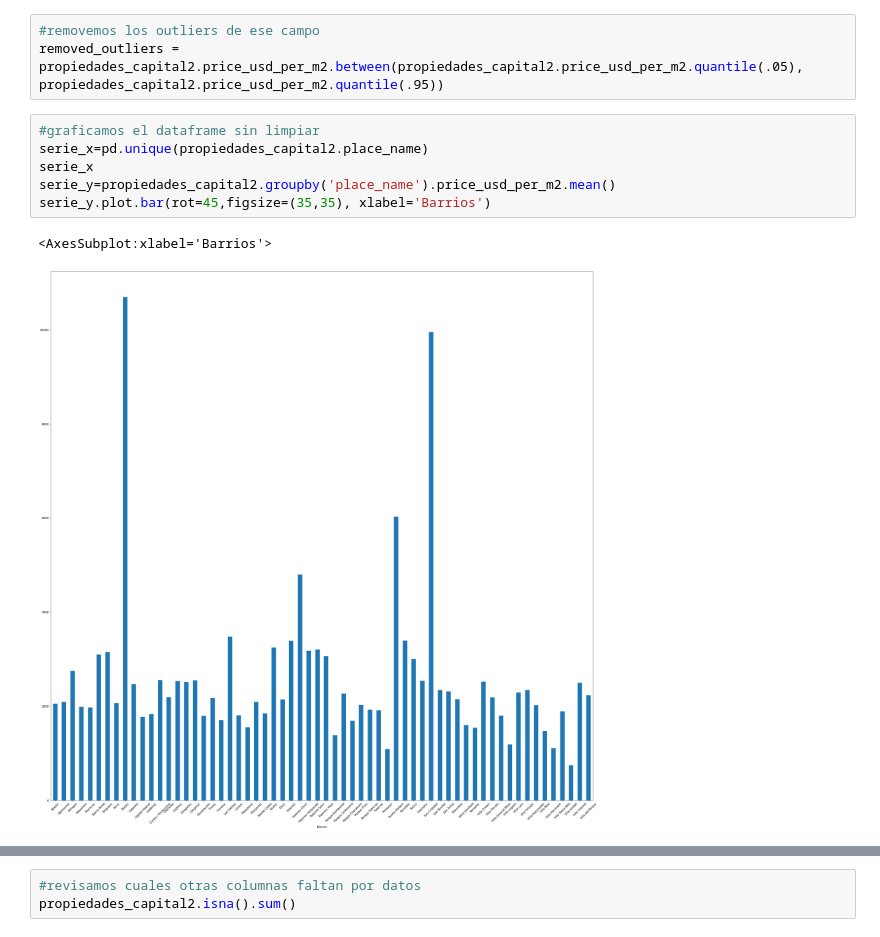
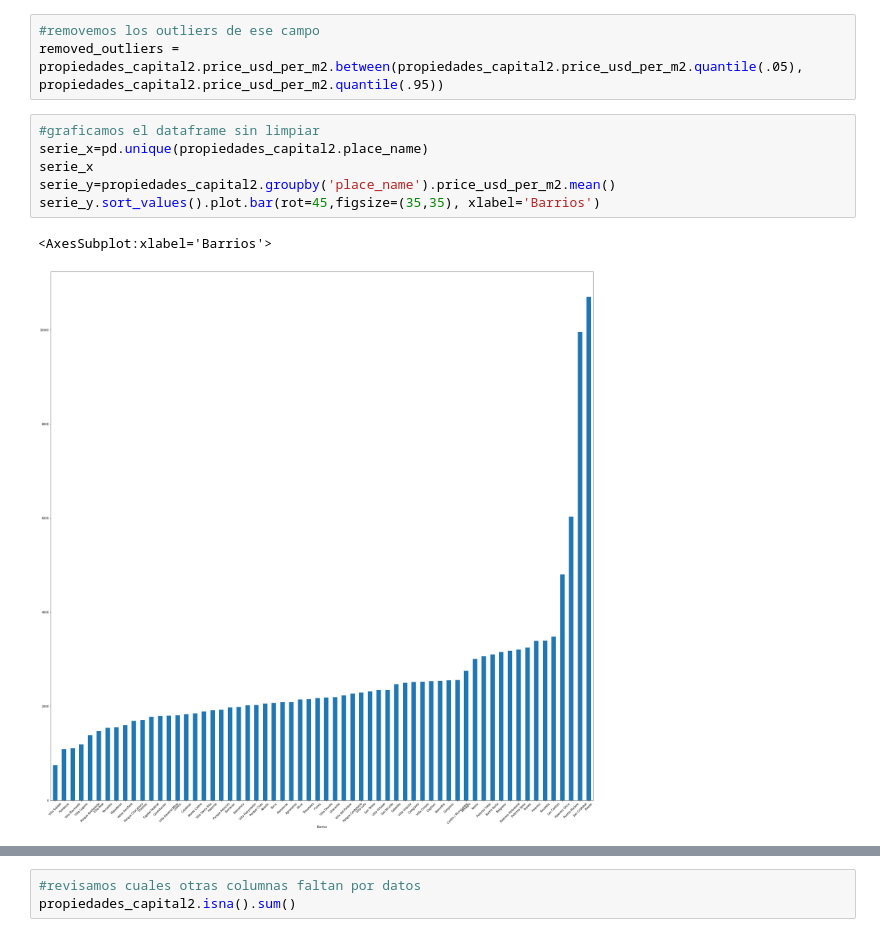
Before and after one commit to edgarevalo/DH-Workshop, a Jupyter notebook: Notebook limpio - comentado - no-modificar.ipynb, the cells around one changed output, grey strips where cells are left out. Cells and saved outputs as stored; diff of their text form.

```diff
--- a/Notebook limpio - comentado - no-modificar.ipynb
+++ b/Notebook limpio - comentado - no-modificar.ipynb
@@ -105,12 +105,12 @@ removed_outliers = propiedades_capital2.price_usd_per_m2.between(propiedades_cap
 # %%
 #graficamos el dataframe sin limpiar
 serie_x=pd.unique(propiedades_capital2.place_name)
 serie_x
 serie_y=propiedades_capital2.groupby('place_name').price_usd_per_m2.mean()
-serie_y.plot.bar(rot=45,figsize=(35,35), xlabel='Barrios')
+serie_y.sort_values().plot.bar(rot=45,figsize=(35,35), xlabel='Barrios')
 # %% [output]
 <AxesSubplot:xlabel='Barrios'>
-[figure, old version]
+[figure, new version]
 # %%
 ##graficamos el dataframe limpio
 serie_x=pd.unique(propiedades_capital2.place_name)
```
Also changed, not shown: parts of 13 cells of this notebook.
